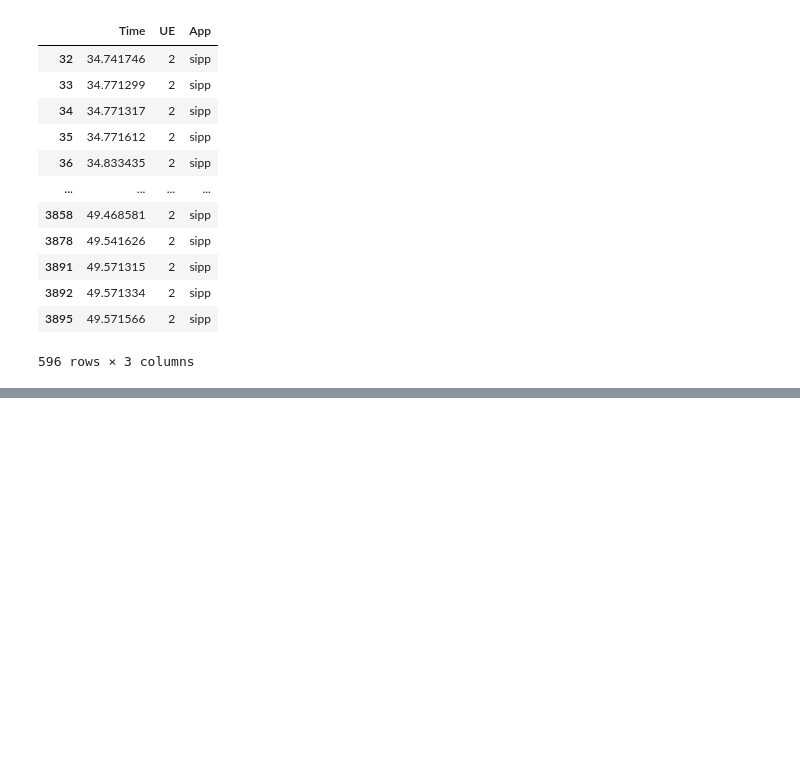
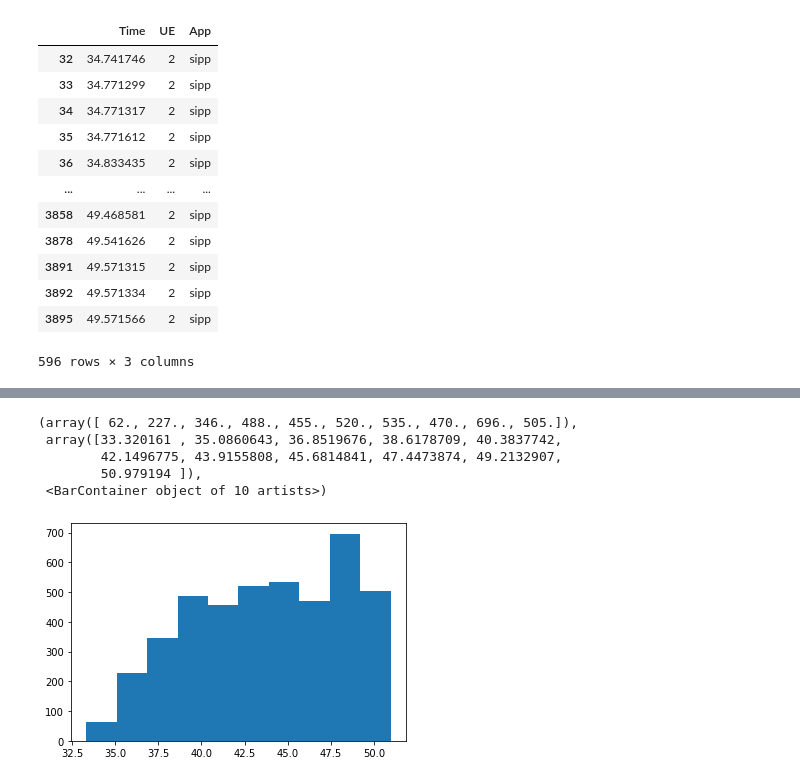
Before and after one commit to teo-tsou/app_aware_5g, a Jupyter notebook: dataset/Data-Pre.ipynb, the cells around one changed output, grey strips where cells are left out. Cells and saved outputs as stored; diff of their text form; code cells hidden in the pictures; blank space fills up the shorter version.

```diff
--- a/dataset/Data-Pre.ipynb
+++ b/dataset/Data-Pre.ipynb
@@ -73,3 +73,5 @@ new_df.loc[ new_df['App'] =='sipp']
 596 rows × 3 columns
 # %%
 new_df.to_csv("ue-app_time.csv",index=False)
+# %%
+new_df = pd.read_csv('ue-app_time.csv')
@@ -75,0 +94,11 @@ new_df.to_csv("ue-app_time.csv",index=False)
+# %%
+import matplotlib.pyplot as plt
+
+plt.hist(new_df['Time'])
+# %% [output]
+(array([ 62., 227., 346., 488., 455., 520., 535., 470., 696., 505.]),
+ array([33.320161 , 35.0860643, 36.8519676, 38.6178709, 40.3837742,
+        42.1496775, 43.9155808, 45.6814841, 47.4473874, 49.2132907,
+        50.979194 ]),
+ <BarContainer object of 10 artists>)
+[figure, added]
```
Also changed, not shown: parts of 11 cells of this notebook.
